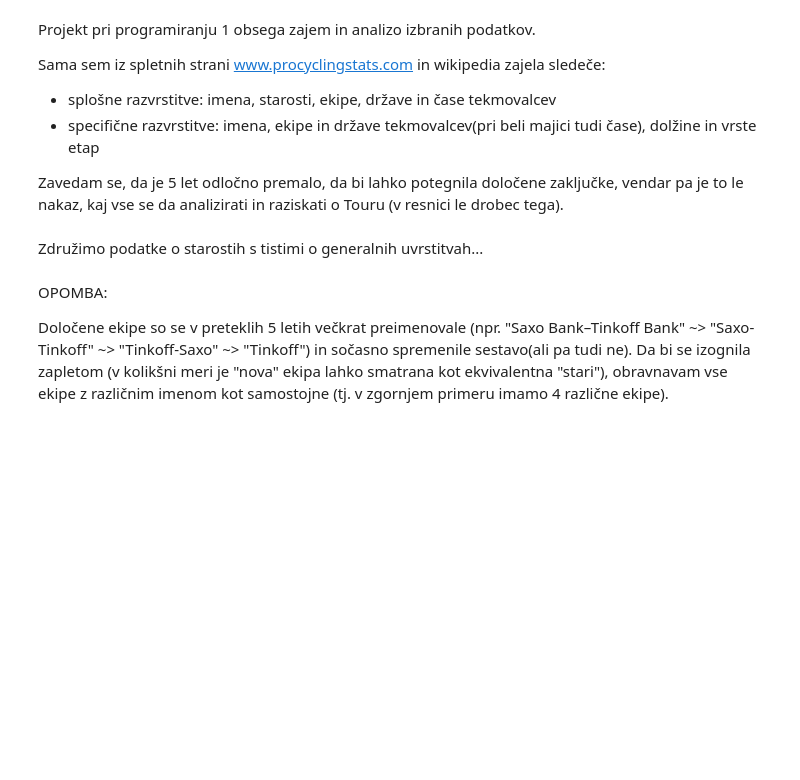
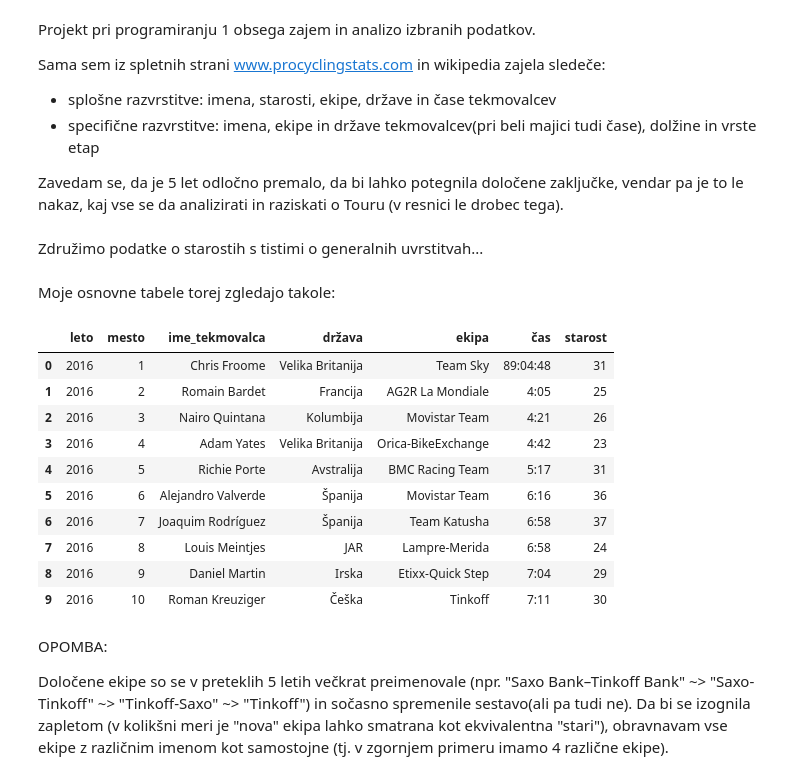
Before and after one commit to aeTS/Projekt-PRO1, a Jupyter notebook: Projekt_analiza_Tour.ipynb, the cells around one changed output. Drawn from its saved outputs; the diff is of its cells as text; code cells hidden in the pictures; blank space fills up the shorter version.

```diff
--- a/Projekt_analiza_Tour.ipynb
+++ b/Projekt_analiza_Tour.ipynb
@@ -45,6 +45,22 @@ rs3 = r2013.merge(st3, on='ime_tekmovalca')
 rs4 = r2014.merge(st4, on='ime_tekmovalca')
 rs5 = r2015.merge(st5, on='ime_tekmovalca')
 rs6 = r2016.merge(st6, on='ime_tekmovalca')
+# %% [markdown]
+Moje osnovne tabele torej zgledajo takole:
+# %%
+rs6[:10]
+# %% [output]
+|  | leto | mesto | ime_tekmovalca | država | ekipa | čas | starost |
+| 0 | 2016 | 1 | Chris Froome | Velika Britanija | Team Sky | 89:04:48 | 31 |
+| 1 | 2016 | 2 | Romain Bardet | Francija | AG2R La Mondiale | 4:05 | 25 |
+| 2 | 2016 | 3 | Nairo Quintana | Kolumbija | Movistar Team | 4:21 | 26 |
+| 3 | 2016 | 4 | Adam Yates | Velika Britanija | Orica-BikeExchange | 4:42 | 23 |
+| 4 | 2016 | 5 | Richie Porte | Avstralija | BMC Racing Team | 5:17 | 31 |
+| 5 | 2016 | 6 | Alejandro Valverde | Španija | Movistar Team | 6:16 | 36 |
+| 6 | 2016 | 7 | Joaquim Rodríguez | Španija | Team Katusha | 6:58 | 37 |
+| 7 | 2016 | 8 | Louis Meintjes | JAR | Lampre-Merida | 6:58 | 24 |
+| 8 | 2016 | 9 | Daniel Martin | Irska | Etixx-Quick Step | 7:04 | 29 |
+| 9 | 2016 | 10 | Roman Kreuziger | Češka | Tinkoff | 7:11 | 30 |
 # %% [markdown]
 OPOMBA:
 
```
Also changed, not shown: parts of 15 cells of this notebook.
